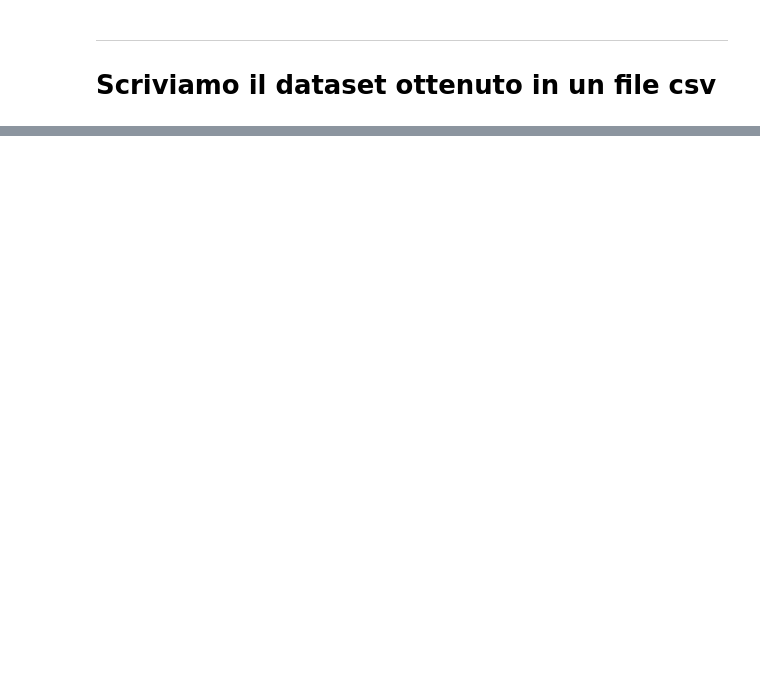
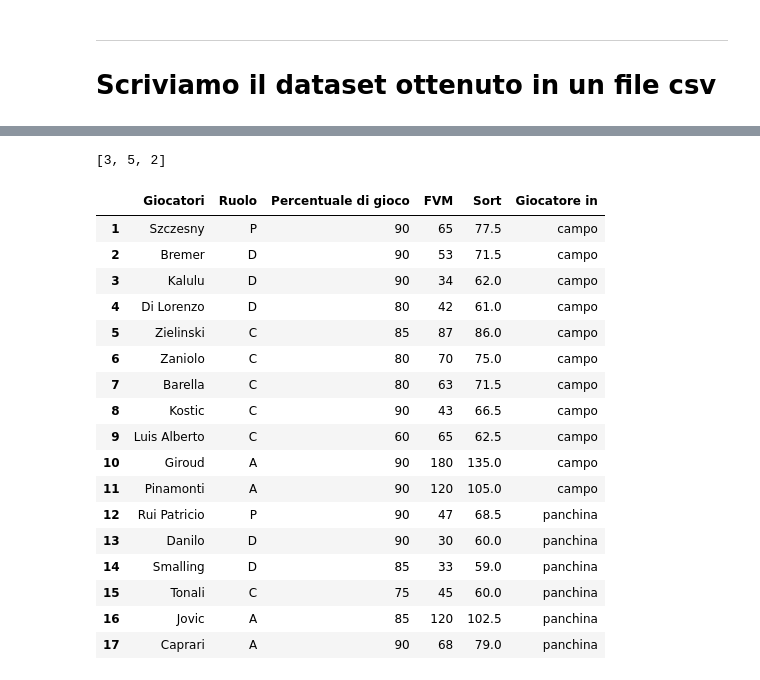
Before and after one commit to MattiaGatto/get_formazione_fantacalcio, a Jupyter notebook: selection_players_serie_A.ipynb, the cells around one changed output, grey strips where cells are left out. Cells and saved outputs as stored; diff of their text form; code cells hidden in the pictures; blank space fills up the shorter version.

```diff
--- a/selection_players_serie_A.ipynb
+++ b/selection_players_serie_A.ipynb
@@ -605,0 +612,80 @@ formazione_finale.to_excel("/content/drive/MyDrive/project/Dataset/formazione_fi
+# %%
+def rosa_with_module(Modulo=[3,4,3]):
+
+  # g=rosa
+  g=rosa.loc[rosa['Titolare']==True ]
+  val=g['Percentuale di gioco del giocatore'].values
+  fvm_top=g['FVM'].values
+
+  for v in range (len(val)):
+    val[v]=int (val[v][:len(val[v])-1])
+
+  ris={'Giocatori':g['Giocatori'],'Ruolo':g['Ruolo Fanta'],'Percentuale di gioco':val,"FVM":fvm_top}
+
+  formazione=pd.DataFrame(ris)
+
+  formazione=controlla(formazione,rosa).reset_index(drop=True)
+  formazione['Sort']=(formazione['FVM']+formazione['Percentuale di gioco'])/2
+
+  formazione.loc[formazione['Percentuale di gioco']==0,'Sort']=0.0
+
+  # formazione = formazione.sort_values(['FVM','Percentuale di gioco'], ascending=False)
+  formazione = formazione.sort_values(['Sort'], ascending=False)
+  formazione
+
+  attaccanti_titolari,attaccanti_panchinari= titolari_panchina(formazione,'A',(Modulo[2]),2)
+  centrocampisti_titolari,centrocampisti_panchinari= titolari_panchina(formazione,'C',Modulo[1],2)
+  difensori_titolari,difensori_panchinari= titolari_panchina(formazione,'D',Modulo[0],2)
+  portieri_titolari,portieri_panchinari= titolari_panchina(formazione,'P',1,1)
+
+  formazione_titolare=portieri_titolari.append(difensori_titolari.append(centrocampisti_titolari.append(attaccanti_titolari))).reset_index(drop=True)
+  formazione_titolare.index = np.arange(1, len(formazione_titolare) + 1)
+  formazione_titolare['Giocatore in']='campo'
+  formazione_titolare
+
+  formazione_panchina=portieri_panchinari.append(difensori_panchinari.append(centrocampisti_panchinari.append(attaccanti_panchinari))).reset_index(drop=True)
+  formazione_panchina.index = np.arange(1, len(formazione_panchina) + 1)
+  formazione_panchina['Giocatore in']='panchina'
+  formazione_panchina
+
+  formazione_finale=formazione_titolare.append(formazione_panchina)
+  formazione_finale.index = np.arange(1, len(formazione_finale) + 1)
+  return formazione_finale
+
+Moduli=[[3,5,2],[3,4,3],[4,5,1],[4,4,2],[4,3,3],[5,3,2],[5,4,1]]
+rosa_3_5_2=rosa_with_module(Moduli[0])
+rosa_3_4_3=rosa_with_module(Moduli[1])
+rosa_4_5_1=rosa_with_module(Moduli[2])
+rosa_4_4_2=rosa_with_module(Moduli[3])
+rosa_4_3_3=rosa_with_module(Moduli[4])
+rosa_5_3_2=rosa_with_module(Moduli[5])
+rosa_5_4_1=rosa_with_module(Moduli[6])
+ROSE_FINALI=[rosa_3_5_2,rosa_3_4_3,rosa_4_5_1,rosa_4_4_2,rosa_4_3_3,rosa_5_3_2,rosa_5_4_1]
+
+s=[]
+for i in ROSE_FINALI:
+  s.append(sum(i[i['Giocatore in']=='campo']['Sort']))
+mass=max(s)
+index = s.index(mass)
+print(Moduli[0])
+ROSE_FINALI[0]
+# %% [output]
+[3, 5, 2]
+|  | Giocatori | Ruolo | Percentuale di gioco | FVM | Sort | Giocatore in |
+| 1 | Szczesny | P | 90 | 65 | 77.5 | campo |
+| 2 | Bremer | D | 90 | 53 | 71.5 | campo |
+| 3 | Kalulu | D | 90 | 34 | 62.0 | campo |
+| 4 | Di Lorenzo | D | 80 | 42 | 61.0 | campo |
+| 5 | Zielinski | C | 85 | 87 | 86.0 | campo |
+| 6 | Zaniolo | C | 80 | 70 | 75.0 | campo |
+| 7 | Barella | C | 80 | 63 | 71.5 | campo |
+| 8 | Kostic | C | 90 | 43 | 66.5 | campo |
+| 9 | Luis Alberto | C | 60 | 65 | 62.5 | campo |
+| 10 | Giroud | A | 90 | 180 | 135.0 | campo |
+| 11 | Pinamonti | A | 90 | 120 | 105.0 | campo |
+| 12 | Rui Patricio | P | 90 | 47 | 68.5 | panchina |
+| 13 | Danilo | D | 90 | 30 | 60.0 | panchina |
+| 14 | Smalling | D | 85 | 33 | 59.0 | panchina |
+| 15 | Tonali | C | 75 | 45 | 60.0 | panchina |
+| 16 | Jovic | A | 85 | 120 | 102.5 | panchina |
+| 17 | Caprari | A | 90 | 68 | 79.0 | panchina |
```
Also changed, not shown: parts of 13 cells of this notebook.
